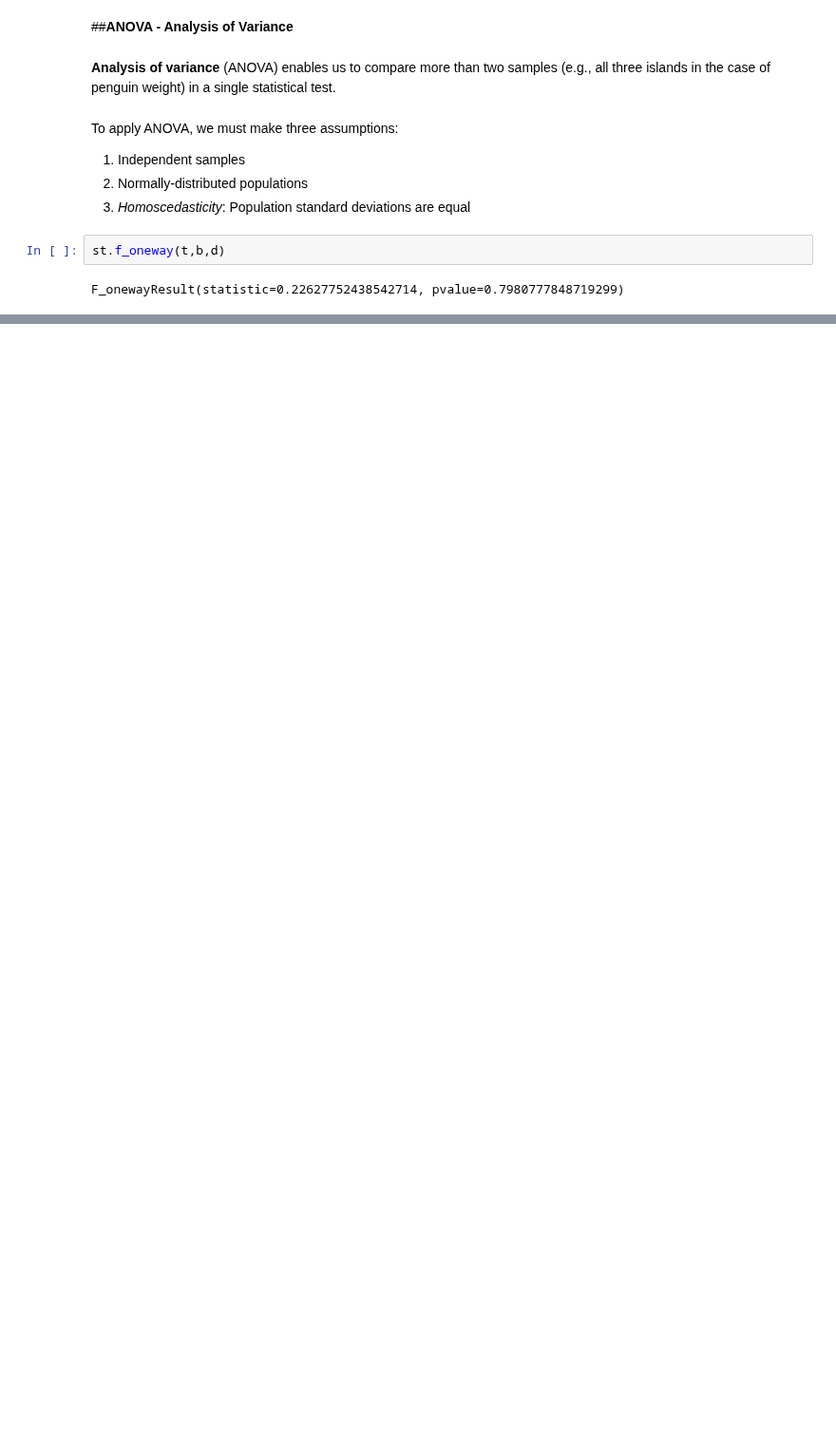
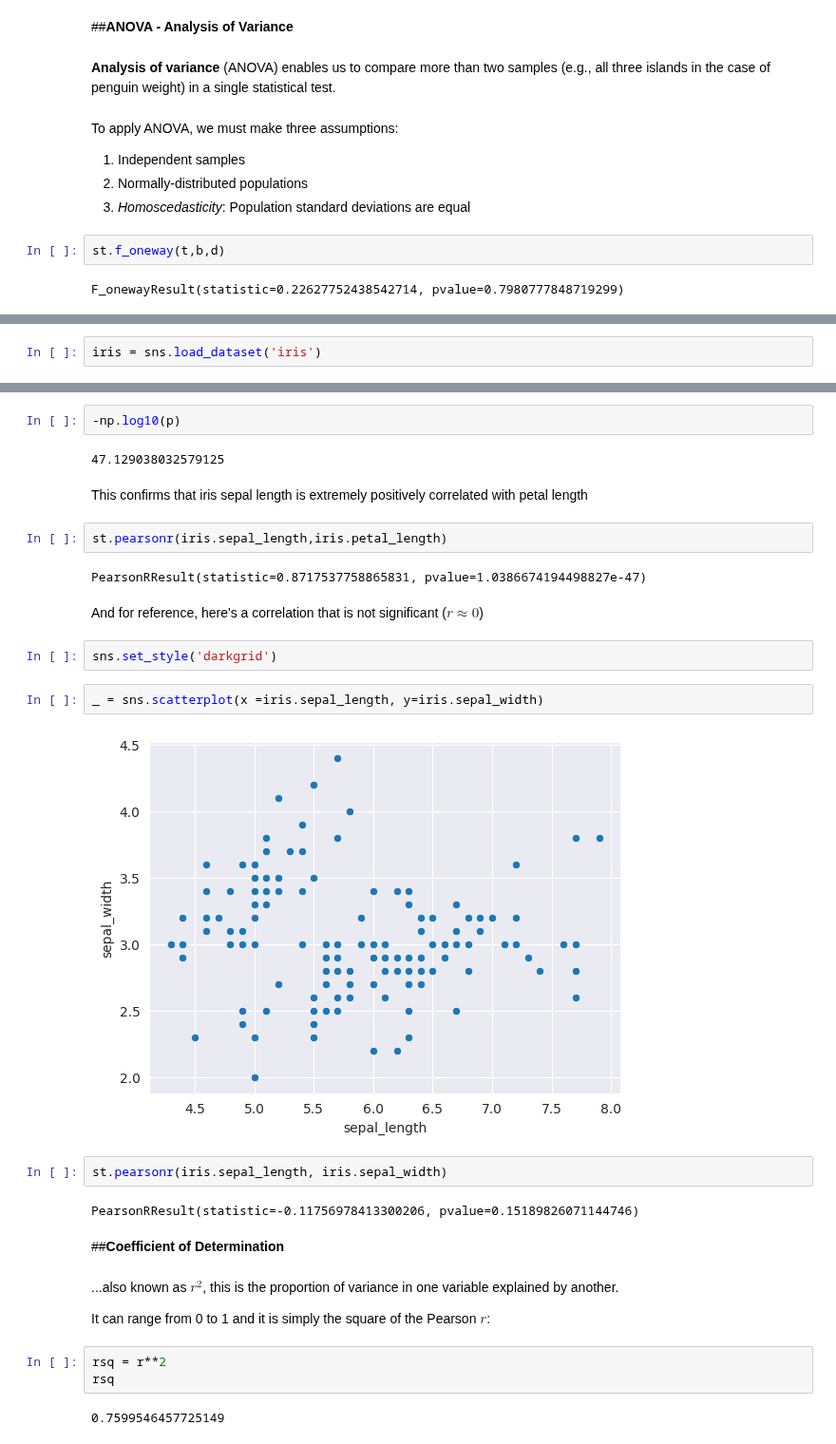
Before and after one commit to fakhar-iqbal/Machine_Learning_Fundamentals, a Jupyter notebook: Statistics.ipynb, the cells around one changed output, grey strips where cells are left out. Shown at 95% size. Saved outputs shown, nothing was run; the diff lists cells and outputs as text; blank space fills up the shorter version.

```diff
--- a/Statistics.ipynb
+++ b/Statistics.ipynb
@@ -938,0 +949,2 @@ F_onewayResult(statistic=0.22627752438542714, pvalue=0.7980777848719299)
+# %%
+iris = sns.load_dataset('iris')
@@ -938,0 +992,33 @@ F_onewayResult(statistic=0.22627752438542714, pvalue=0.7980777848719299)
+# %%
+-np.log10(p)
+# %% [output]
+47.129038032579125
+# %% [markdown]
+This confirms that iris sepal length is extremely positively correlated with petal length
+# %%
+st.pearsonr(iris.sepal_length,iris.petal_length)
+# %% [output]
+PearsonRResult(statistic=0.8717537758865831, pvalue=1.0386674194498827e-47)
+# %% [markdown]
+And for reference, here's a correlation that is not significant ($r \approx 0$)
+# %%
+sns.set_style('darkgrid')
+# %%
+_ = sns.scatterplot(x =iris.sepal_length, y=iris.sepal_width)
+# %% [output]
+[figure, added]
+# %%
+st.pearsonr(iris.sepal_length, iris.sepal_width)
+# %% [output]
+PearsonRResult(statistic=-0.11756978413300206, pvalue=0.15189826071144746)
+# %% [markdown]
+##**Coefficient of Determination**
+# %% [markdown]
+...also known as $r^2$, this is the proportion of variance in one variable explained by another.
+
+It can range from 0 to 1 and it is simply the square of the Pearson $r$:
+# %%
+rsq = r**2
+rsq
+# %% [output]
+0.7599546457725149
```
Also changed, not shown: parts of 26 cells of this notebook.
